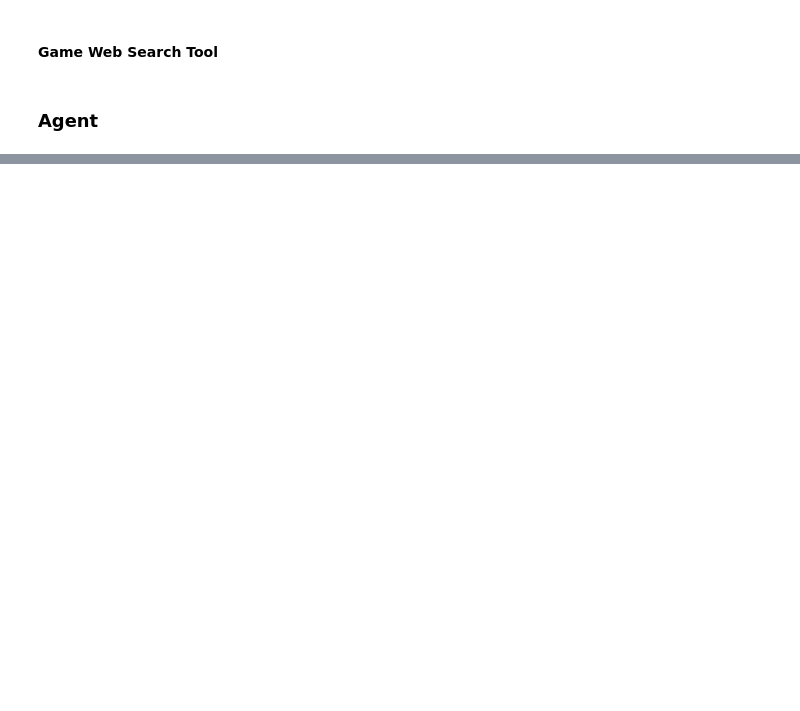
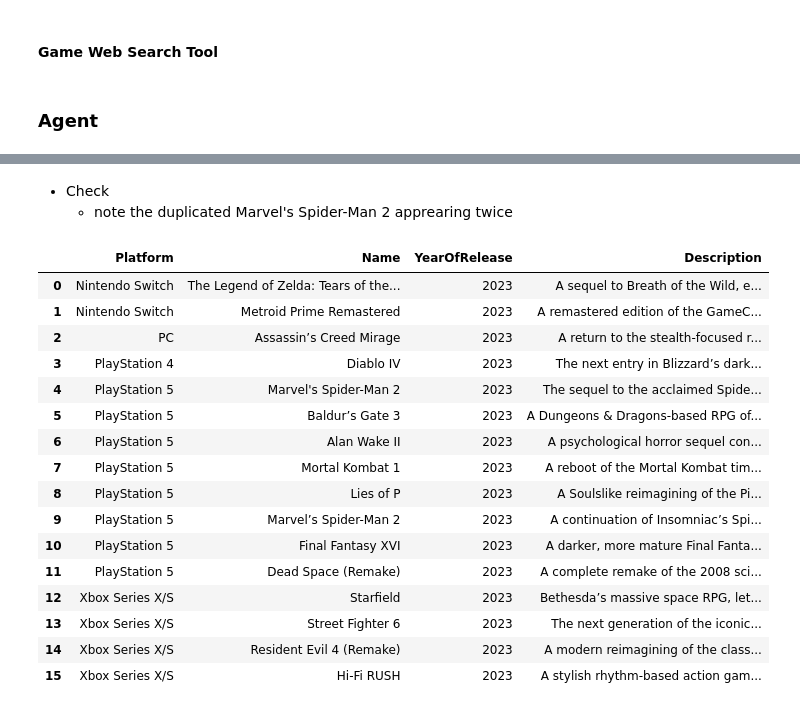
Before and after one commit to adityasinghrathore-asr/Agentic-Examples-, a Jupyter notebook: udacity/module_01_extending_tools/Udaplay_02_starter_project.ipynb, the cells around one changed output, grey strips where cells are left out. Drawn from its saved outputs; the diff is of its cells as text; code cells hidden in the pictures; blank space fills up the shorter version.

```diff
--- a/udacity/module_01_extending_tools/Udaplay_02_starter_project.ipynb
+++ b/udacity/module_01_extending_tools/Udaplay_02_starter_project.ipynb
@@ -438,0 +871,23 @@ RateLimitError: Error code: 429 - {'error': {'message': 'You exceeded your curre
+# %% [markdown]
+- Check
+    - note the duplicated Marvel's Spider-Man 2 apprearing twice
+# %%
+records_df[records_df.YearOfRelease==2023].sort_values('Platform').reset_index(drop=True).drop_duplicates()
+# %% [output]
+|  | Platform | Name | YearOfRelease | Description |
+| 0 | Nintendo Switch | The Legend of Zelda: Tears of the... | 2023 | A sequel to Breath of the Wild, e... |
+| 1 | Nintendo Switch | Metroid Prime Remastered | 2023 | A remastered edition of the GameC... |
+| 2 | PC | Assassin’s Creed Mirage | 2023 | A return to the stealth-focused r... |
+| 3 | PlayStation 4 | Diablo IV | 2023 | The next entry in Blizzard’s dark... |
+| 4 | PlayStation 5 | Marvel's Spider-Man 2 | 2023 | The sequel to the acclaimed Spide... |
+| 5 | PlayStation 5 | Baldur’s Gate 3 | 2023 | A Dungeons & Dragons-based RPG of... |
+| 6 | PlayStation 5 | Alan Wake II | 2023 | A psychological horror sequel con... |
+| 7 | PlayStation 5 | Mortal Kombat 1 | 2023 | A reboot of the Mortal Kombat tim... |
+| 8 | PlayStation 5 | Lies of P | 2023 | A Soulslike reimagining of the Pi... |
+| 9 | PlayStation 5 | Marvel’s Spider-Man 2 | 2023 | A continuation of Insomniac’s Spi... |
+| 10 | PlayStation 5 | Final Fantasy XVI | 2023 | A darker, more mature Final Fanta... |
+| 11 | PlayStation 5 | Dead Space (Remake) | 2023 | A complete remake of the 2008 sci... |
+| 12 | Xbox Series X/S | Starfield | 2023 | Bethesda’s massive space RPG, let... |
+| 13 | Xbox Series X/S | Street Fighter 6 | 2023 | The next generation of the iconic... |
+| 14 | Xbox Series X/S | Resident Evil 4 (Remake) | 2023 | A modern reimagining of the class... |
+| 15 | Xbox Series X/S | Hi-Fi RUSH | 2023 | A stylish rhythm-based action gam... |
```
Also changed, not shown: parts of 55 cells of this notebook, 3 other files.
